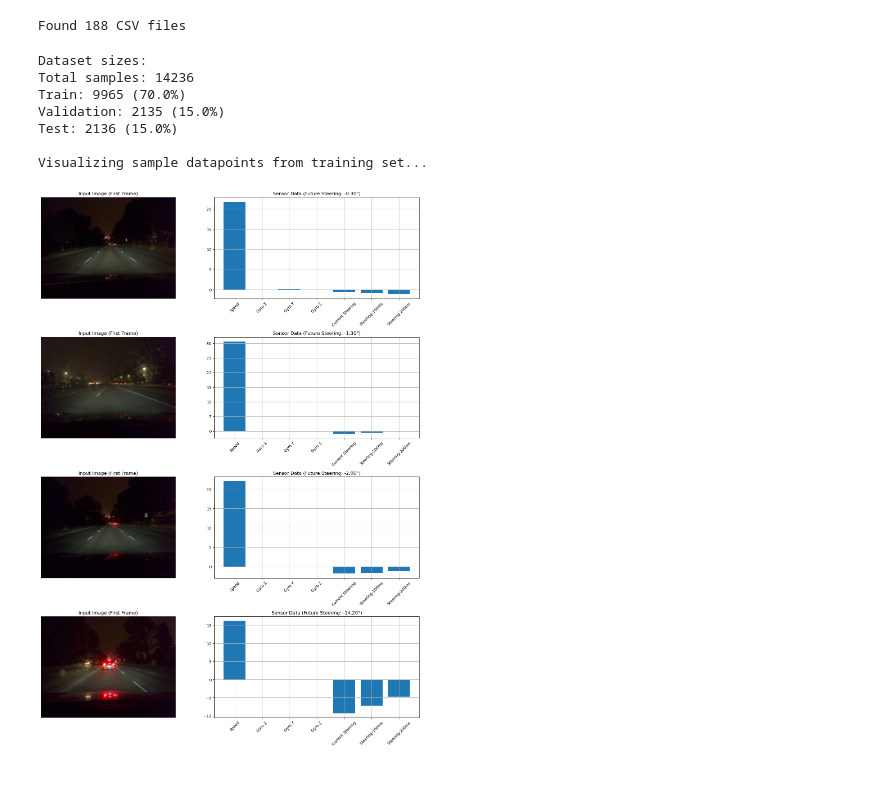
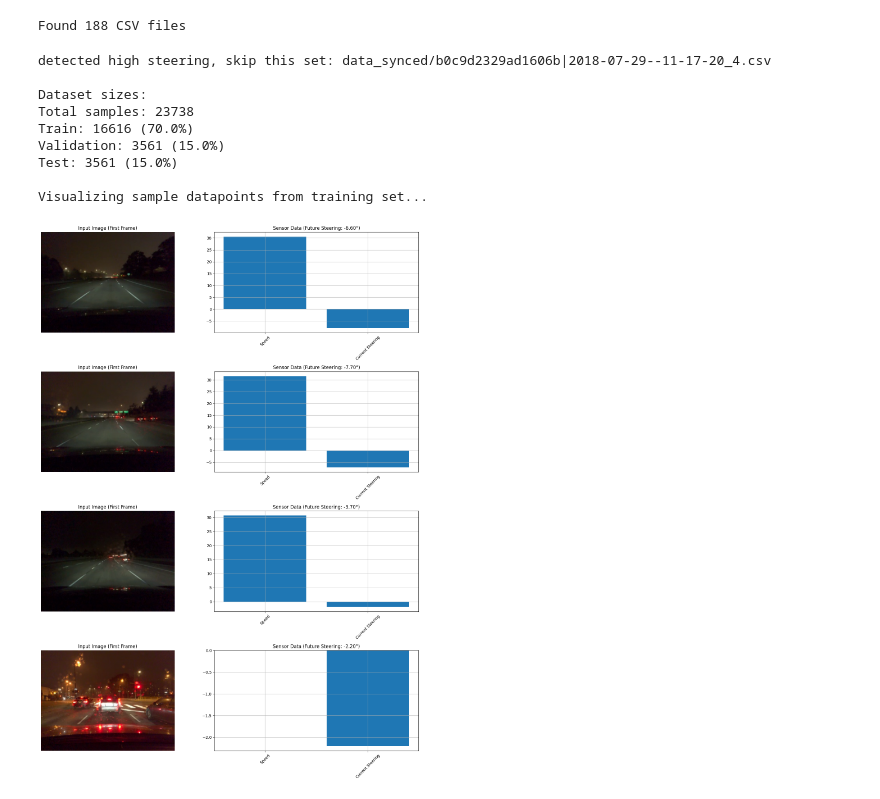
Before and after one commit to gh0stintheshe11/SteerNet, a Jupyter notebook: v4_RNN.ipynb, the cells around one changed output. Drawn from its saved outputs; the diff is of its cells as text; code cells hidden in the pictures.

Commit message:
fix RNN training

```diff
--- a/v4_RNN.ipynb
+++ b/v4_RNN.ipynb
@@ -91,10 +85,8 @@ class SequentialDrivingDataset(Dataset):
             speed_value = float(row['speed'].strip('[]') if isinstance(row['speed'], str) else row['speed'])
             sensor_data = torch.tensor([
                 speed_value,
-                row['gyro_x'], row['gyro_y'], row['gyro_z'],
+                #row['gyro_x'], row['gyro_y'], row['gyro_z'],
                 row['current_steering'],
-                row['steering_angle_prev_100ms'],
-                row['steering_angle_prev_200ms'],
             ], dtype=torch.float32)
             sensor_sequence.append(sensor_data)
 
@@ -107,7 +99,7 @@ class SequentialDrivingDataset(Dataset):
         sensor_sequence = torch.stack(sensor_sequence)  # [T, 7]
         target_sequence = torch.stack(target_sequence)  # [T]
 
-        return image_sequence, sensor_sequence, target_sequence
+        return image_sequence, sensor_sequence, target_sequence[-1]
 
 def visualize_sample_datapoints(dataset, num_samples=4):
     """
@@ -119,12 +111,11 @@ def visualize_sample_datapoints(dataset, num_samples=4):
     for i in range(num_samples):
         # Get a random sample
         idx = np.random.randint(len(dataset))
-        image_sequence, sensor_sequence, target_sequence = dataset[idx]
+        image_sequence, sensor_sequence, target = dataset[idx]
 
         # Take first frame and sensor data from the sequence
         image = image_sequence[0]  # First frame
         sensor_data = sensor_sequence[0]  # First sensor reading
-        target = target_sequence[0]  # First target value
 
         # Convert image tensor back to displayable format
         img = image.numpy().transpose(1, 2, 0)
@@ -142,10 +133,8 @@ def visualize_sample_datapoints(dataset, num_samples=4):
         # Create sensor data visualization
         sensor_labels = [
             'Speed',
-            'Gyro X', 'Gyro Y', 'Gyro Z',
+            #'Gyro X', 'Gyro Y', 'Gyro Z',
             'Current Steering',
-            'Steering-100ms',
-            'Steering-200ms',
         ]
 
         # Plot sensor data as a bar chart
@@ -166,8 +155,12 @@ datasets = []
 counter = 0
 for csv_file in tqdm(csv_files, desc="Loading datasets"):
     try:
-        if (counter > 11):
+        if (counter > 19):
             break
+        data_for_large_steer_angle_check = pd.read_csv(csv_file)
+        if (((data_for_large_steer_angle_check['future_steering'] > 45).any()) | ((data_for_large_steer_angle_check['future_steering'] < -45).any())):
+            print("detected high steering, skip this set:", csv_file)
+            continue
         dataset = SequentialDrivingDataset(csv_file)
         datasets.append(dataset)
         counter = counter + 1
@@ -183,38 +176,40 @@ full_dataset = ConcatDataset(datasets)
 total_size = len(full_dataset)
 
 # Split dataset into train, validation, and test sets (70%, 15%, 15%)
 total_len = len(full_dataset)
 train_end = int(0.7 * total_len)
 val_end = int(0.85 * total_len)
 
 train_dataset = Subset(full_dataset, list(range(0, train_end)))
 val_dataset = Subset(full_dataset, list(range(train_end, val_end)))
 test_dataset = Subset(full_dataset, list(range(val_end, total_len)))
 
 print(f"\nDataset sizes:")
 print(f"Total samples: {total_size}")
 print(f"Train: {len(train_dataset)} ({len(train_dataset)/total_size*100:.1f}%)")
 print(f"Validation: {len(val_dataset)} ({len(val_dataset)/total_size*100:.1f}%)")
 print(f"Test: {len(test_dataset)} ({len(test_dataset)/total_size*100:.1f}%)")
 
 # Create data loaders with no workers for simplicity
 train_loader = DataLoader(train_dataset, batch_size=64, shuffle=True, num_workers=4)
 val_loader = DataLoader(val_dataset, batch_size=64, shuffle=False, num_workers=4)
 test_loader = DataLoader(test_dataset, batch_size=64, shuffle=False, num_workers=4)
 
 # Visualize some samples to verify data format
 print("\nVisualizing sample datapoints from training set...")
 visualize_sample_datapoints(train_dataset)
 # %% [output]
 Found 188 CSV files
+detected high steering, skip this set: data_synced/b0c9d2329ad1606b|2018-07-29--11-17-20_4.csv
+
 Dataset sizes:
-Total samples: 14236
-Train: 9965 (70.0%)
-Validation: 2135 (15.0%)
-Test: 2136 (15.0%)
+Total samples: 23738
+Train: 16616 (70.0%)
+Validation: 3561 (15.0%)
+Test: 3561 (15.0%)
 
 Visualizing sample datapoints from training set...
-[figure, old version]
+[figure, new version]
 # %%
 import torch
 import torch.nn as nn
```
Also changed, not shown: parts of 6 cells of this notebook, 1 other file.
